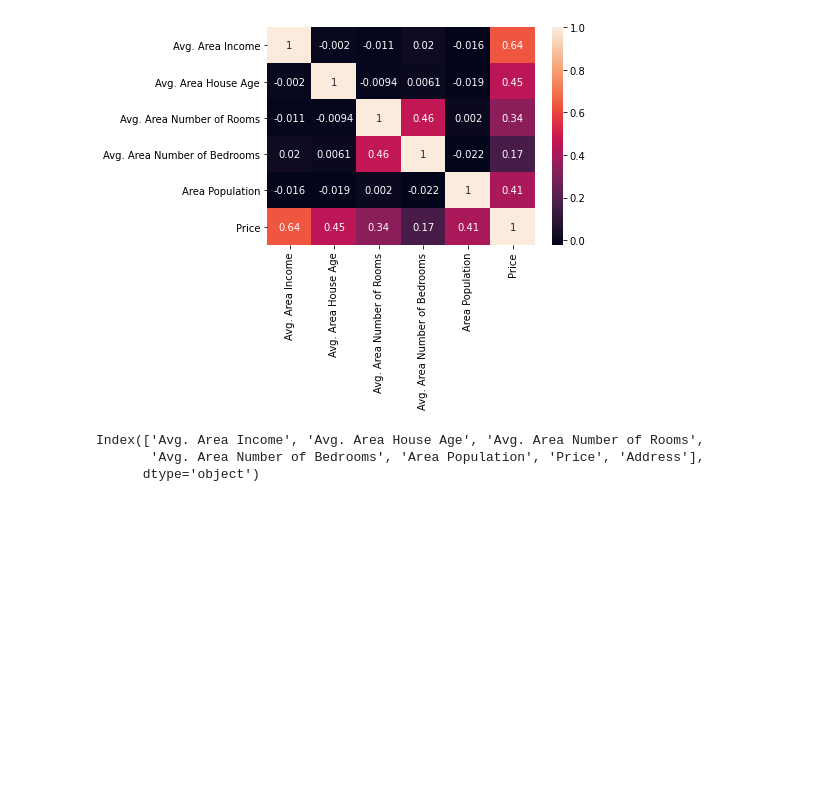
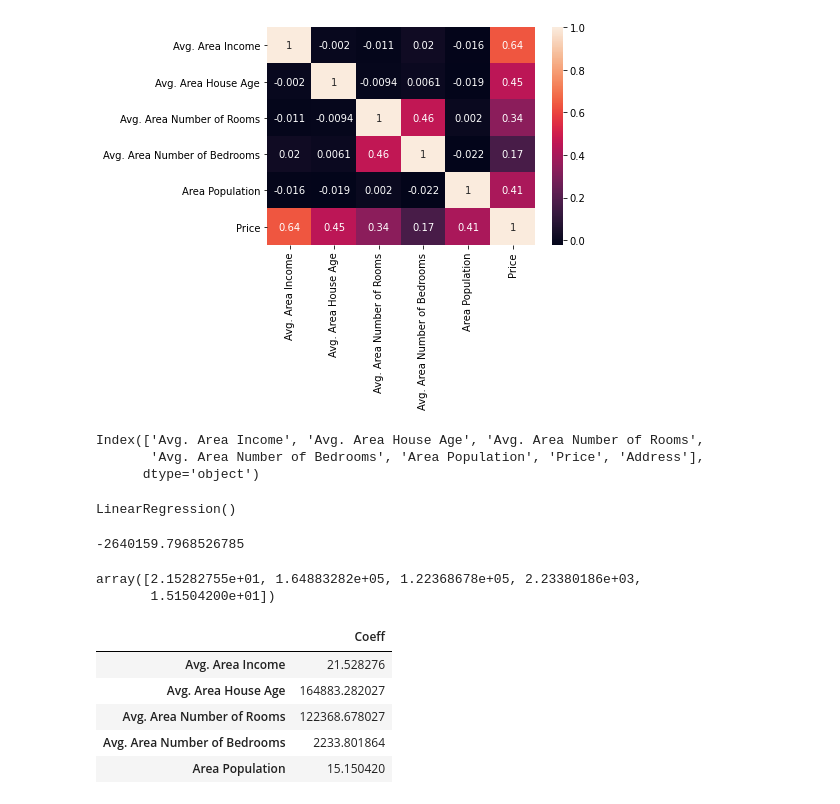
Before and after one commit to Anton6896/Machine_Learning, a Jupyter notebook: ml/linear_regression/lin_reg_1.ipynb, the cells around one changed output. Drawn from its saved outputs; the diff is of its cells as text; code cells hidden in the pictures; blank space fills up the shorter version.

```diff
--- a/ml/linear_regression/lin_reg_1.ipynb
+++ b/ml/linear_regression/lin_reg_1.ipynb
@@ -40,11 +41,33 @@ Index(['Avg. Area Income', 'Avg. Area House Age', 'Avg. Area Number of Rooms',
        'Avg. Area Number of Bedrooms', 'Area Population', 'Price', 'Address'],
       dtype='object')
 # %%
-# get all columns
-X = df(['Avg. Area Income', 'Avg. Area House Age', 'Avg. Area Number of Rooms',
-       'Avg. Area Number of Bedrooms', 'Area Population', 'Price', 'Address'])
+## get all columns
+X = df[['Avg. Area Income', 'Avg. Area House Age', 'Avg. Area Number of Rooms',
+       'Avg. Area Number of Bedrooms', 'Area Population']]
 # target variable (want to predict the price)
-y = df['Privce']
+y = df['Price']
 
-# splite data for training train_test_split , alocate 40% fortest size
+## splite data for training train_test_split , alocate 40% fortest size
 X_train, X_test, y_train, y_test = train_test_split(X, y, test_size=0.4, random_state=101)
+# %%
+lm = LinearRegression()
+lm.fit(X_train, y_train)
+# %% [output]
+LinearRegression()
+# %%
+print(lm.intercept_)
+lm.coef_
+# %% [output]
+-2640159.7968526785
+array([2.15282755e+01, 1.64883282e+05, 1.22368678e+05, 2.23380186e+03,
+       1.51504200e+01])
+# %%
+cdf = pd.DataFrame(lm.coef_, X.columns, columns=['Coeff'])
+cdf
+# %% [output]
+|  | Coeff |
+| Avg. Area Income | 21.528276 |
+| Avg. Area House Age | 164883.282027 |
+| Avg. Area Number of Rooms | 122368.678027 |
+| Avg. Area Number of Bedrooms | 2233.801864 |
+| Area Population | 15.150420 |
```
Also changed, not shown: parts of 1 cell of this notebook.
